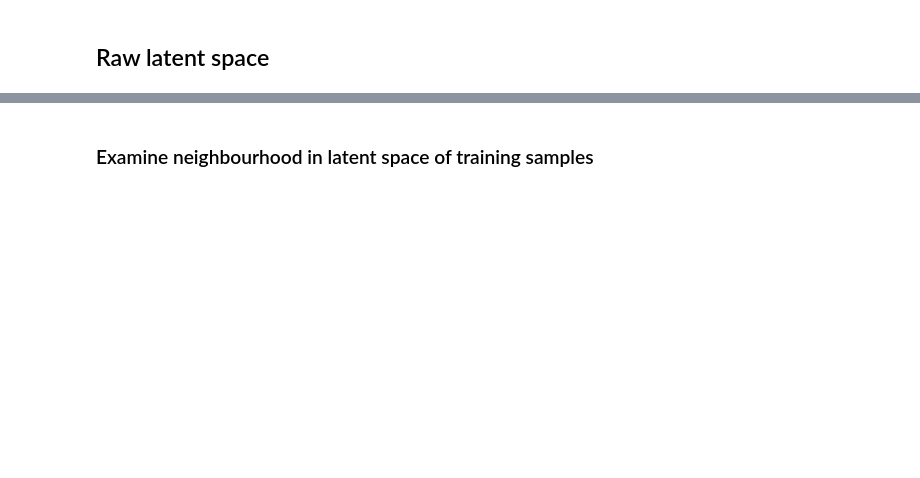
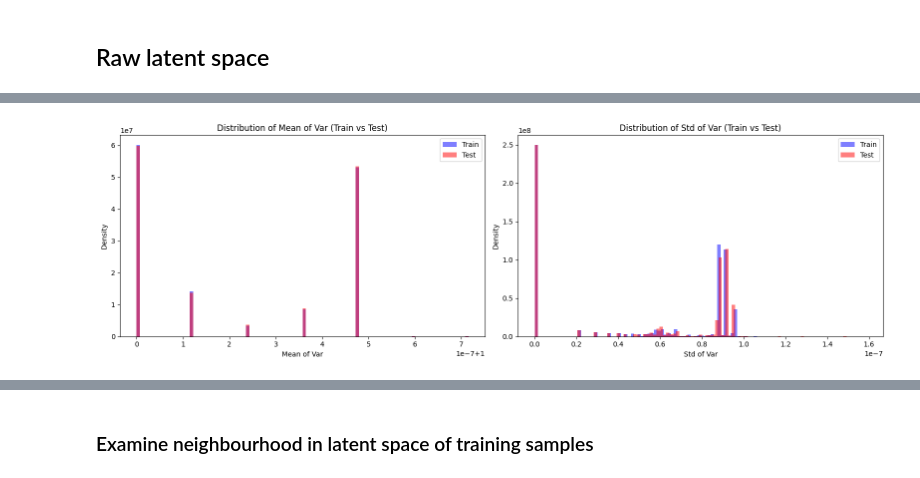
Before and after one commit to LuisCarretero/similar-expressions, a Jupyter notebook: src/downstream/latent_analysis.ipynb, the cells around one changed output, grey strips where cells are left out. Saved outputs shown, nothing was run; the diff lists cells and outputs as text; code cells hidden in the pictures; blank space fills up the shorter version.

```diff
--- a/src/downstream/latent_analysis.ipynb
+++ b/src/downstream/latent_analysis.ipynb
@@ -95,3 +100,43 @@ plt.show()
+# %%
+# Calculate histogram data for mean_of_var and std_of_var
+train_mean_hist, train_mean_bins = np.histogram(mean_of_var_train, bins=100, density=True)
+test_mean_hist, test_mean_bins = np.histogram(mean_of_var_test, bins=100, density=True)
+train_std_hist, train_std_bins = np.histogram(std_of_var_train, bins=100, density=True)
+test_std_hist, test_std_bins = np.histogram(std_of_var_test, bins=100, density=True)
+
+# Calculate bin centers for plotting
+train_mean_bin_centers = (train_mean_bins[:-1] + train_mean_bins[1:]) / 2
+test_mean_bin_centers = (test_mean_bins[:-1] + test_mean_bins[1:]) / 2
+train_std_bin_centers = (train_std_bins[:-1] + train_std_bins[1:]) / 2
+test_std_bin_centers = (test_std_bins[:-1] + test_std_bins[1:]) / 2
+
+# Create subplots for mean_of_var and std_of_var
+fig, (ax1, ax2) = plt.subplots(1, 2, figsize=(16, 5))
+
+# Plot mean_of_var distribution
+ax1.hist(mean_of_var_train, bins=100, alpha=0.5, color='blue', density=True, label='Train')
+ax1.hist(mean_of_var_test, bins=100, alpha=0.5, color='red', density=True, label='Test')
+# ax1.plot(train_mean_bin_centers, train_mean_hist, color='blue', alpha=0.7)
+# ax1.plot(test_mean_bin_centers, test_mean_hist, color='red', alpha=0.7)
+ax1.set_xlabel('Mean of Var')
+ax1.set_ylabel('Density')
+ax1.set_title('Distribution of Mean of Var (Train vs Test)')
+ax1.legend()
+
+# Plot std_of_var distribution
+ax2.hist(std_of_var_train, bins=100, alpha=0.5, color='blue', density=True, label='Train')
+ax2.hist(std_of_var_test, bins=100, alpha=0.5, color='red', density=True, label='Test')
+# ax2.plot(train_std_bin_centers, train_std_hist, color='blue', alpha=0.7)
+# ax2.plot(test_std_bin_centers, test_std_hist, color='red', alpha=0.7)
+ax2.set_xlabel('Std of Var')
+ax2.set_ylabel('Density')
+ax2.set_title('Distribution of Std of Var (Train vs Test)')
+ax2.legend()
+
+plt.tight_layout()
+plt.show()
+# %% [output]
+[figure, added]
 # %%
 import numpy as np
 from scipy.stats import norm
```
Also changed, not shown: parts of 17 cells of this notebook, 9 other files.
